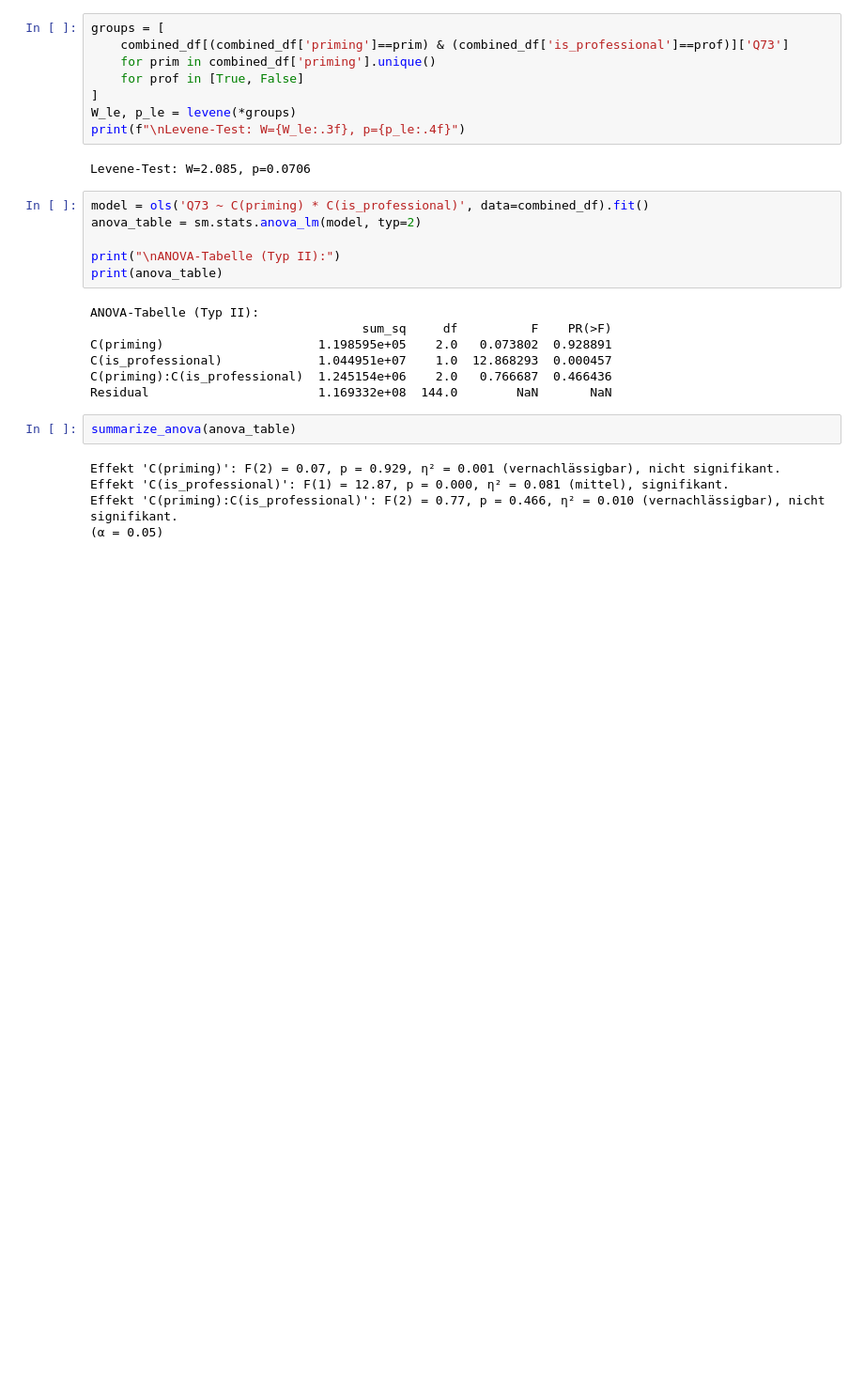
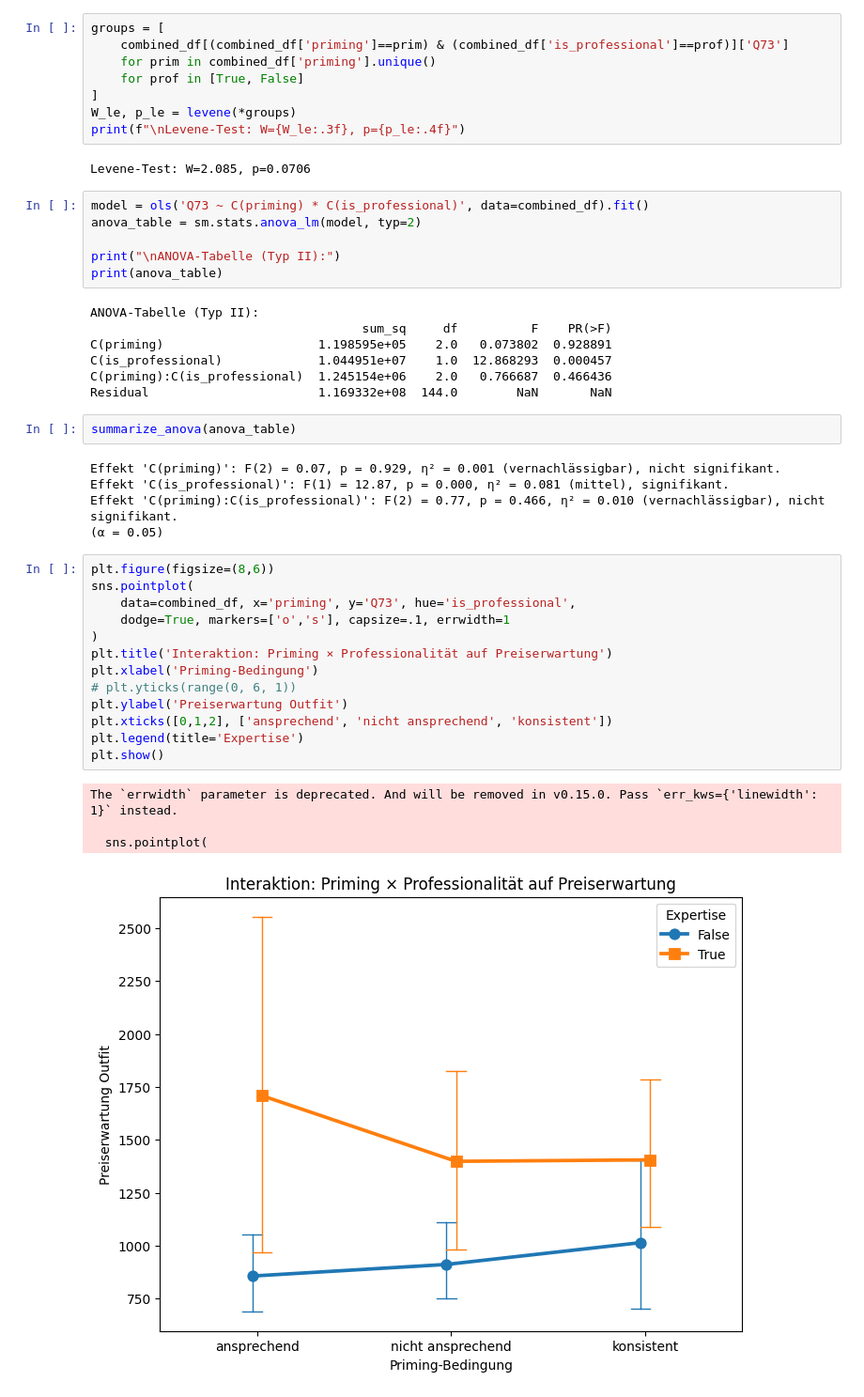
Before and after one commit to jkleinau/Datenanalyse, a Jupyter notebook: main.ipynb, the cells around one changed output. Shown at 94% size. Drawn from its saved outputs; the diff is of its cells as text; blank space fills up the shorter version.

```diff
--- a/main.ipynb
+++ b/main.ipynb
@@ -590,3 +591,21 @@ Effekt 'C(priming)': F(2) = 0.07, p = 0.929, η² = 0.001 (vernachlässigbar), n
 Effekt 'C(is_professional)': F(1) = 12.87, p = 0.000, η² = 0.081 (mittel), signifikant.
 Effekt 'C(priming):C(is_professional)': F(2) = 0.77, p = 0.466, η² = 0.010 (vernachlässigbar), nicht signifikant.
 (α = 0.05)
+# %%
+plt.figure(figsize=(8,6))
+sns.pointplot(
+    data=combined_df, x='priming', y='Q73', hue='is_professional',
+    dodge=True, markers=['o','s'], capsize=.1, errwidth=1
+)
+plt.title('Interaktion: Priming × Professionalität auf Preiserwartung')
+plt.xlabel('Priming-Bedingung')
+# plt.yticks(range(0, 6, 1))
+plt.ylabel('Preiserwartung Outfit')
+plt.xticks([0,1,2], ['ansprechend', 'nicht ansprechend', 'konsistent'])
+plt.legend(title='Expertise')
+plt.show()
+# %% [output]
+The `errwidth` parameter is deprecated. And will be removed in v0.15.0. Pass `err_kws={'linewidth': 1}` instead.
+
+  sns.pointplot(
+[figure, added]
```
Also changed, not shown: parts of 9 cells of this notebook.
